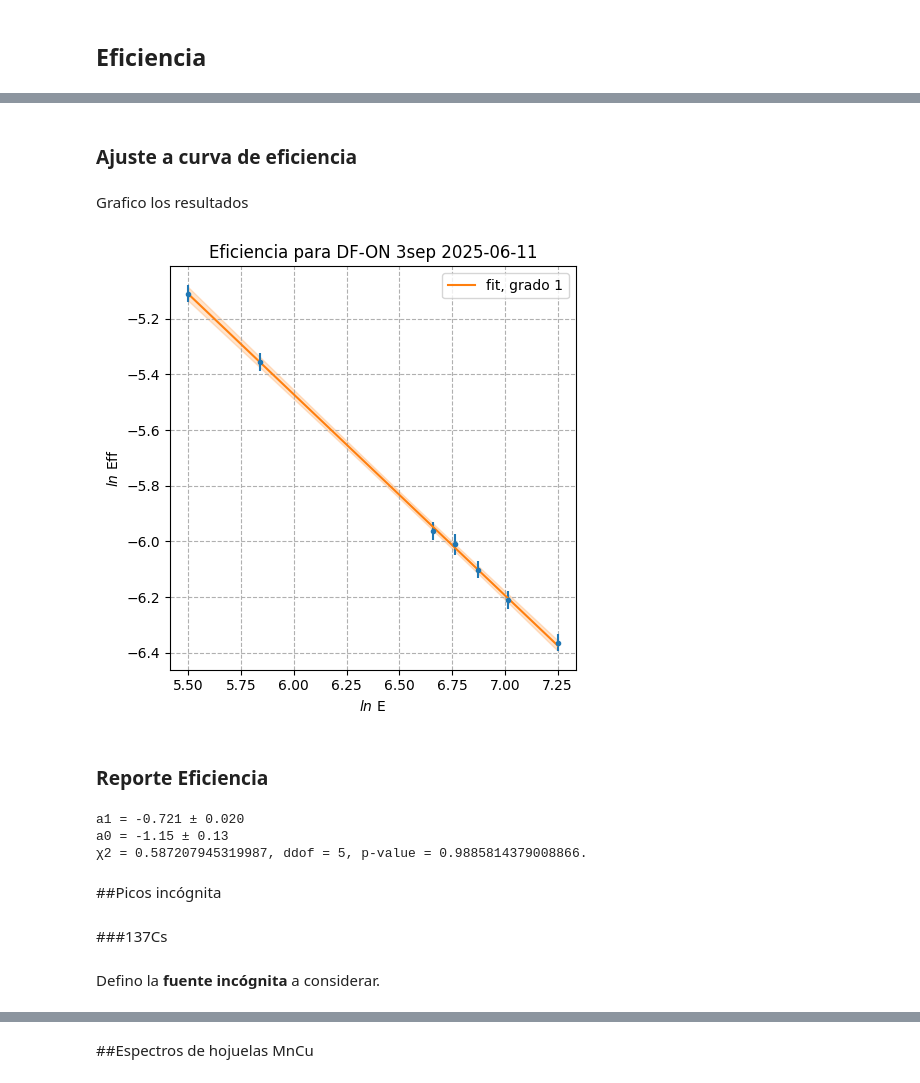
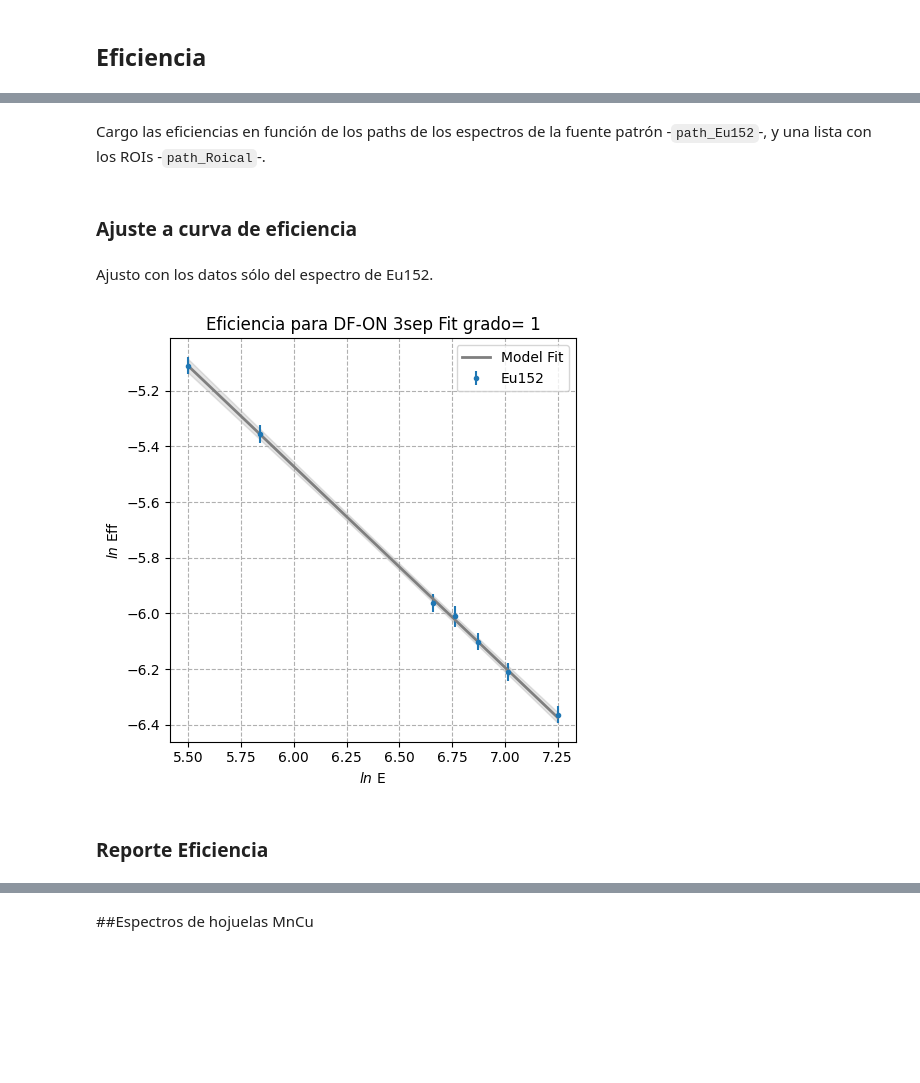
Before and after one commit to lexisantos/lintatpromptgamma, a Jupyter notebook: HPGe_PGflux.ipynb, the cells around one changed output, grey strips where cells are left out. Cells and saved outputs as stored; diff of their text form; code cells hidden in the pictures; blank space fills up the shorter version.

```diff
--- a/HPGe_PGflux.ipynb
+++ b/HPGe_PGflux.ipynb
@@ -98,0 +184,2 @@ ROIs_cal = ROIs_cal[:, 1:].astype(int)
+# %% [markdown]
+Cargo las eficiencias en función de los paths de los espectros de la fuente patrón -`path_Eu152`-, y una lista con los ROIs -`path_Roical`-.
@@ -109,2 +189,0 @@ coef_tabla = np.vstack((coef, coef_err)).T
-# %% [markdown]
-Grafico los resultados
@@ -116,29 +190,8 @@ sigma_mu_est = np.sqrt(var_mus(logE_arr)) #raiz de la función varianza en funci
-# %%
-plt.figure(1, figsize = (5,5))
-plt.errorbar(np.log(Epeak_Eu), np.log(eff_data), yerr= err_eff/eff_data, fmt='.')
-plt.plot(logE_arr, eff_eval, label = 'fit, grado {}'.format(grado_pol))
-plt.fill_between(logE_arr, eff_eval-sigma_mu_est, eff_eval+sigma_mu_est, color='tab:orange', alpha=0.2)
-plt.grid(True, ls = '--')
-plt.ylabel('$ln$ Eff')
-plt.xlabel('$ln$ E')
-plt.legend()
-plt.title('Eficiencia para ' + f'{det}'+ ' 3sep ' + f'{Fecha_cal.date()}')
-plt.tight_layout()
-# %% [output]
-[figure, removed]
+# %% [markdown]
+Ajusto con los datos sólo del espectro de Eu152.
+# %%
+data_dfon.fit_eff(grado = 1, graph = True)
+# %% [output]
+[figure, added]
 # %% [markdown]
 ### Reporte Eficiencia
-# %%
-for jj in range(len(coef)):
-    print(f'a{grado_pol-jj} = '+ ' '.join([*act.redondeo(coef[jj], coef_err[jj], 2, texto=True)]))
-print(f'χ2 = {chi2}, ddof = {ddof}, p-value = {pvalor}.')#' \n Válido en E = ({Epeak_Eu.min().round(2)}-{Epeak_Eu.max().round(2)}) keV')
-# %% [output]
-a1 = -0.721 ± 0.020
-a0 = -1.15 ± 0.13
-χ2 = 0.587207945319987, ddof = 5, p-value = 0.9885814379008866.
-# %% [markdown]
-##Picos incógnita
-# %% [markdown]
-###137Cs
-# %% [markdown]
-Defino la **fuente incógnita** a considerar.
```
Also changed, not shown: parts of 136 cells of this notebook.
